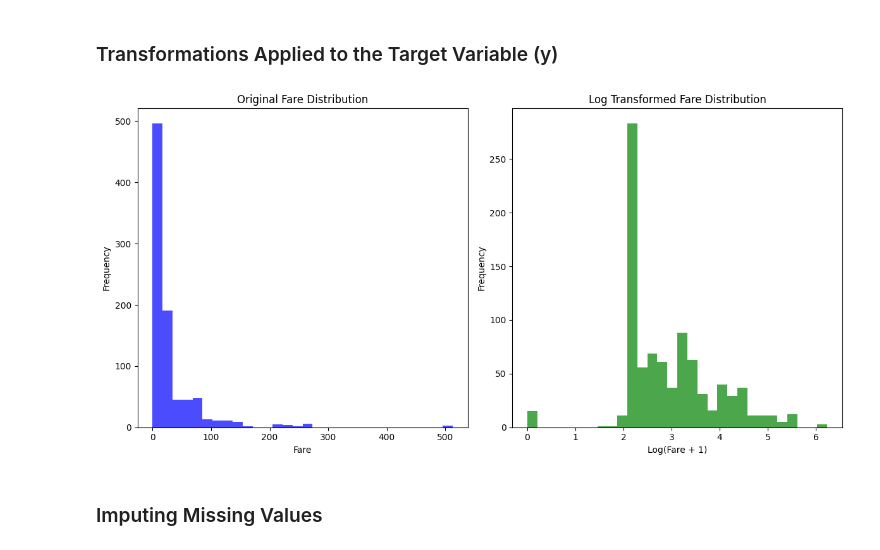
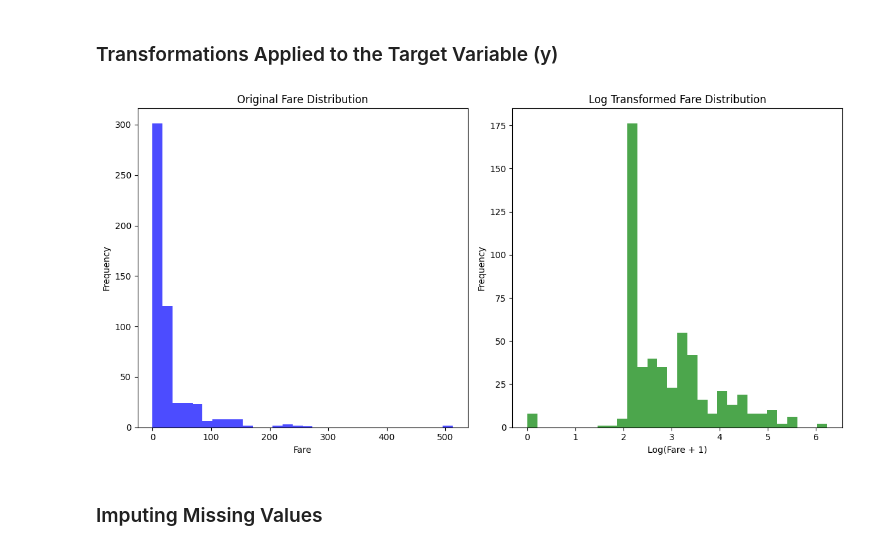
Before and after one commit to shamaseen/machine-learning-with-qafzah, a Jupyter notebook: notebooks/Part 3: End-to-End Machine Learning Project Workflow.ipynb, the cells around one changed output. Cells and saved outputs as stored; diff of their text form; code cells hidden in the pictures.

```diff
--- a/notebooks/Part 3: End-to-End Machine Learning Project Workflow.ipynb
+++ b/notebooks/Part 3: End-to-End Machine Learning Project Workflow.ipynb
@@ -596,28 +596,28 @@ ___
 # %% [markdown]
 ### Transformations Applied to the Target Variable (y)
 # %%
-y_fake = data['Fare']
+y_fake = X_train['Fare']
 
 plt.figure(figsize=(12, 6))
 
 plt.subplot(1, 2, 1)
 plt.hist(y_fake, bins=30, color='blue', alpha=0.7)
 plt.title('Original Fare Distribution')
 plt.xlabel('Fare')
 plt.ylabel('Frequency')
 
 y_log = np.log1p(y_fake)
 
 plt.subplot(1, 2, 2)
 plt.hist(y_log, bins=30, color='green', alpha=0.7)
 plt.title('Log Transformed Fare Distribution')
 plt.xlabel('Log(Fare + 1)')
 plt.ylabel('Frequency')
 
 plt.tight_layout()
 plt.show()
 # %% [output]
-[figure, old version]
+[figure, new version]
 # %% [markdown]
 ### Imputing Missing Values
 # %%
```
Also changed, not shown: 1 other file.
